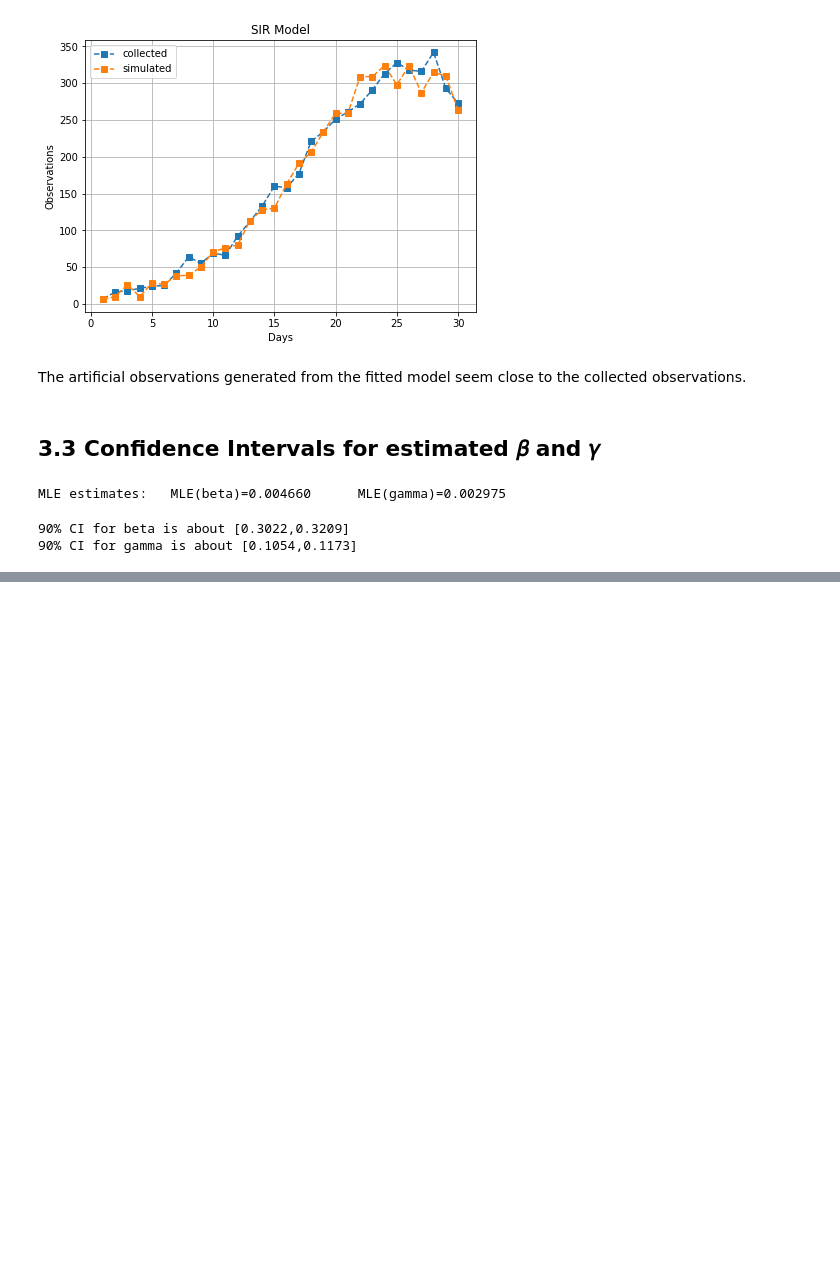
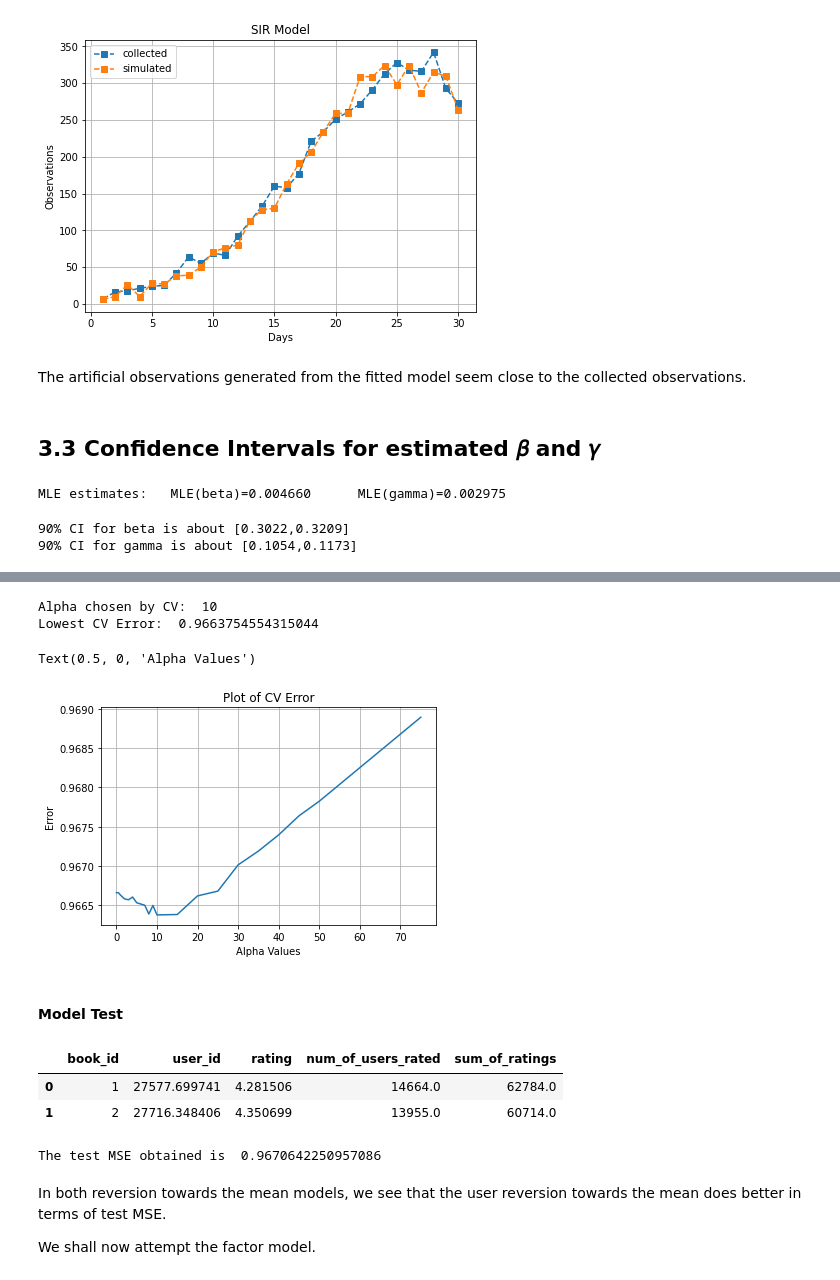
Before and after one commit to joycelim98/DSA4212, a Jupyter notebook: assignment_2_01.ipynb, the cells around one changed output, grey strips where cells are left out. Cells and saved outputs as stored; diff of their text form; code cells hidden in the pictures; blank space fills up the shorter version.

```diff
--- a/assignment_2_01.ipynb
+++ b/assignment_2_01.ipynb
@@ -632,0 +1297,14 @@ print("90% CI for gamma is about [{0:2.4f},{1:2.4f}]".format(gamma_MLE - 2*std_g
+# %%
+# Helper merge function
+def merge_df_on_book_id(df1,df2):
+  merged_df = pd.merge(df1,df2,on='book_id',)
+  return merged_df
+
+# Loss Function
+def book_rev_loss(alpha,mod_f, sum_of_R_ub, train_df, df2, M):
+  """
+  Returns the MSE
+  """
+  # Merge the train set and validation set
+  merged_df = merge_df_on_book_id(train_df,df2)
+  return np.mean((merged_df['r_hat'] - merged_df['rating'])**2)
@@ -632,0 +1366,7 @@ print("90% CI for gamma is about [{0:2.4f},{1:2.4f}]".format(gamma_MLE - 2*std_g
+# %%
+# num_of_users_rated is F(b), the number of ratings the book received
+# sum_of_ratings is sum of R_bu, the sum of ratings that the book received from all users that rated it
+
+book_rev_train_precv, M = prepro_book_rev(rev_train)
+print(M)
+display(book_rev_train_precv.head(2))
@@ -632,0 +1386,6 @@ print("90% CI for gamma is about [{0:2.4f},{1:2.4f}]".format(gamma_MLE - 2*std_g
+# %%
+# Let's run cross-validation to find the best alpha to be used for testing
+
+list_of_alphas = [0.01,0.05,0.1,0.5,1,2,3,4,5,6,7,8,9,10,15,20,25,30,35,40,45,50,75]
+
+book_best_alpha, book_val_err_hist = book_rev_cv(book_rev_train_precv,rev_val,list_of_alphas,M)
@@ -632,0 +1410,30 @@ print("90% CI for gamma is about [{0:2.4f},{1:2.4f}]".format(gamma_MLE - 2*std_g
+# %%
+print("Alpha chosen by CV: ", book_best_alpha)
+print("Lowest CV Error: ", min(book_val_err_hist))
+plt.plot(list_of_alphas,book_val_err_hist)
+plt.title("Plot of CV Error")
+plt.grid(True)
+plt.ylabel("Error")
+plt.xlabel("Alpha Values")
+# %% [output]
+Alpha chosen by CV:  10
+Lowest CV Error:  0.9663754554315044
+Text(0.5, 0, 'Alpha Values')
+[figure, added]
+# %% [markdown]
+#### Model Test
+# %%
+display(book_rev_train_precv.head(2))
+# %% [output]
+|  | book_id | user_id | rating | num_of_users_rated | sum_of_ratings |
+| 0 | 1 | 27577.699741 | 4.281506 | 14664.0 | 62784.0 |
+| 1 | 2 | 27716.348406 | 4.350699 | 13955.0 | 60714.0 |
+# %%
+book_test_mse = test_book_model(book_rev_train_precv,r_test,book_best_alpha)
+print("The test MSE obtained is ", book_test_mse)
+# %% [output]
+The test MSE obtained is  0.9670642250957086
+# %% [markdown]
+In both reversion towards the mean models, we see that the user reversion towards the mean does better in terms of test MSE.
+
+We shall now attempt the factor model.
```
Also changed, not shown: parts of 143 cells of this notebook.
